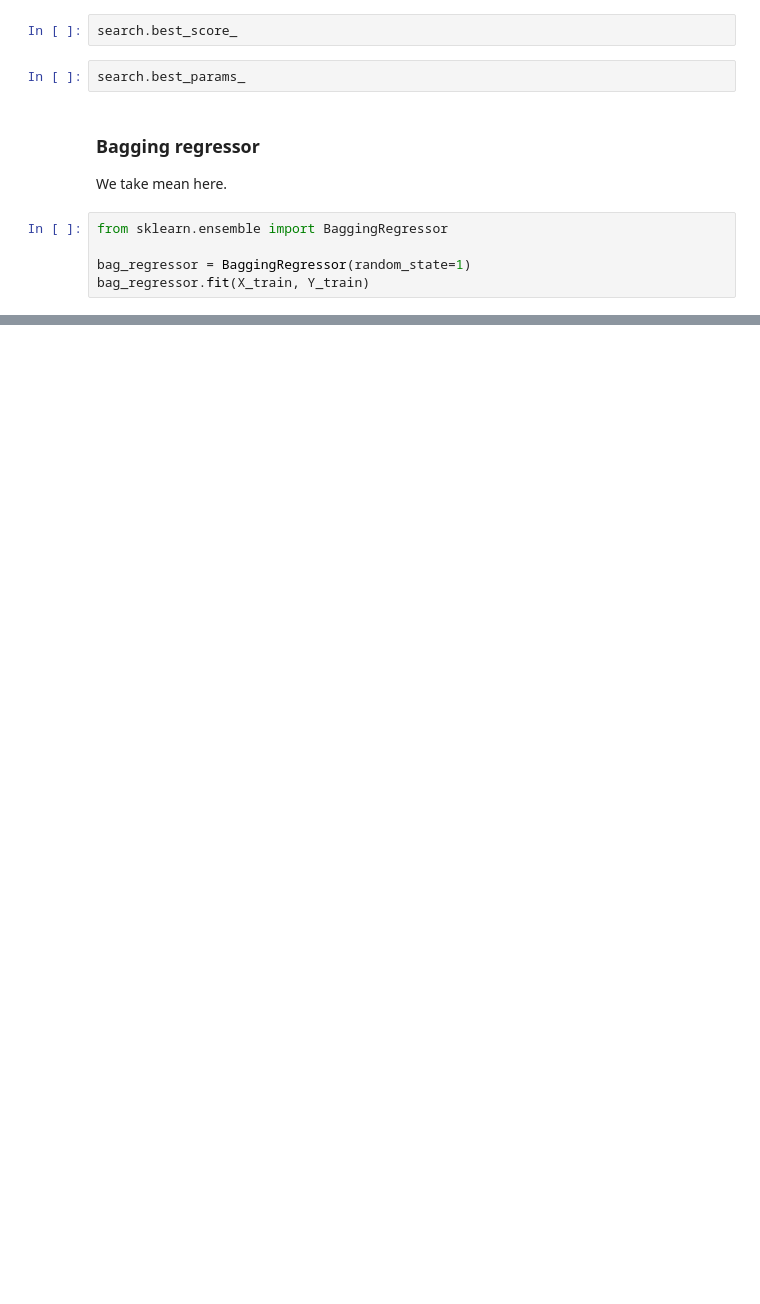
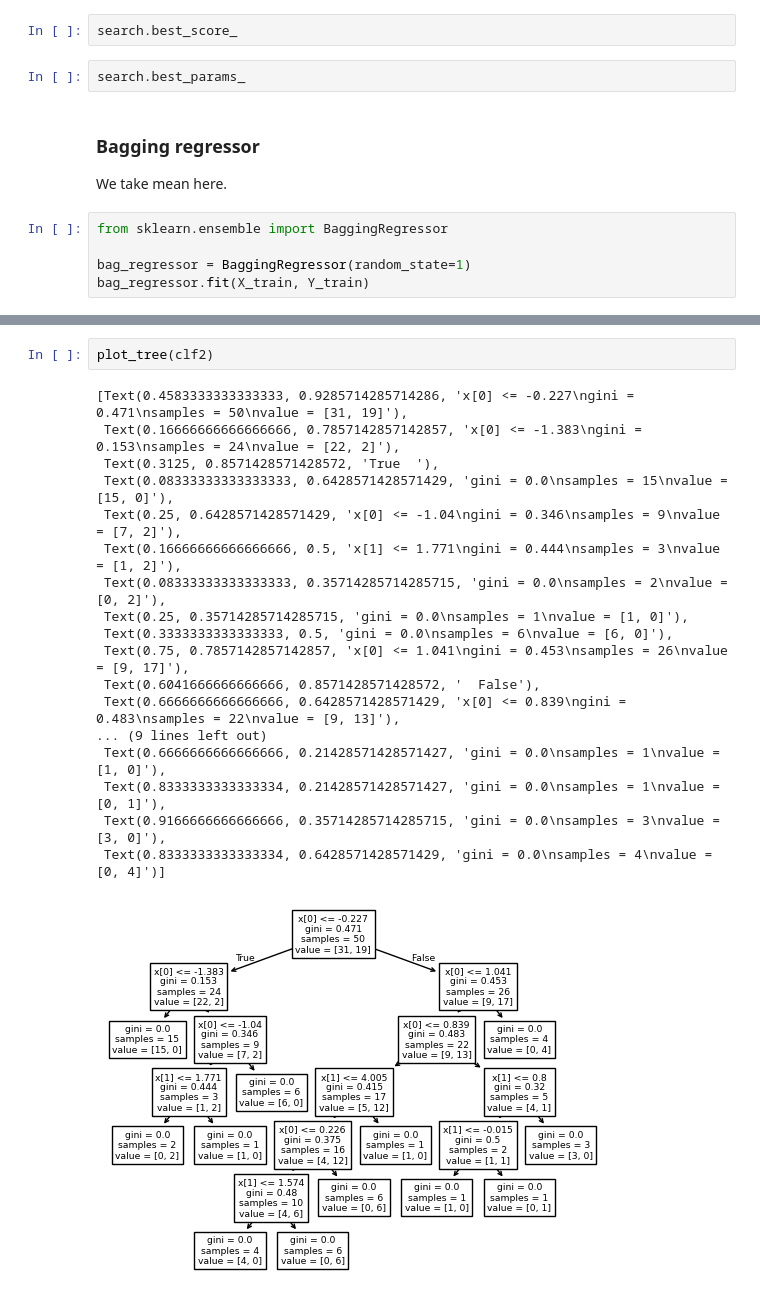
Before and after one commit to Avit-hodibu/Ensemble_learning, a Jupyter notebook: Ensemble_learning.ipynb, the cells around one changed output, grey strips where cells are left out. Drawn from its saved outputs; the diff is of its cells as text; blank space fills up the shorter version.

```diff
--- a/Ensemble_learning.ipynb
+++ b/Ensemble_learning.ipynb
@@ -504,0 +619,21 @@ bag_regressor.fit(X_train, Y_train)
+# %%
+plot_tree(clf2)
+# %% [output]
+[Text(0.4583333333333333, 0.9285714285714286, 'x[0] <= -0.227\ngini = 0.471\nsamples = 50\nvalue = [31, 19]'),
+ Text(0.16666666666666666, 0.7857142857142857, 'x[0] <= -1.383\ngini = 0.153\nsamples = 24\nvalue = [22, 2]'),
+ Text(0.3125, 0.8571428571428572, 'True  '),
+ Text(0.08333333333333333, 0.6428571428571429, 'gini = 0.0\nsamples = 15\nvalue = [15, 0]'),
+ Text(0.25, 0.6428571428571429, 'x[0] <= -1.04\ngini = 0.346\nsamples = 9\nvalue = [7, 2]'),
+ Text(0.16666666666666666, 0.5, 'x[1] <= 1.771\ngini = 0.444\nsamples = 3\nvalue = [1, 2]'),
+ Text(0.08333333333333333, 0.35714285714285715, 'gini = 0.0\nsamples = 2\nvalue = [0, 2]'),
+ Text(0.25, 0.35714285714285715, 'gini = 0.0\nsamples = 1\nvalue = [1, 0]'),
+ Text(0.3333333333333333, 0.5, 'gini = 0.0\nsamples = 6\nvalue = [6, 0]'),
+ Text(0.75, 0.7857142857142857, 'x[0] <= 1.041\ngini = 0.453\nsamples = 26\nvalue = [9, 17]'),
+ Text(0.6041666666666666, 0.8571428571428572, '  False'),
+ Text(0.6666666666666666, 0.6428571428571429, 'x[0] <= 0.839\ngini = 0.483\nsamples = 22\nvalue = [9, 13]'),
+... (9 lines left out)
+ Text(0.6666666666666666, 0.21428571428571427, 'gini = 0.0\nsamples = 1\nvalue = [1, 0]'),
+ Text(0.8333333333333334, 0.21428571428571427, 'gini = 0.0\nsamples = 1\nvalue = [0, 1]'),
+ Text(0.9166666666666666, 0.35714285714285715, 'gini = 0.0\nsamples = 3\nvalue = [3, 0]'),
+ Text(0.8333333333333334, 0.6428571428571429, 'gini = 0.0\nsamples = 4\nvalue = [0, 4]')]
+[figure, added]
```
Also changed, not shown: parts of 14 cells of this notebook.
